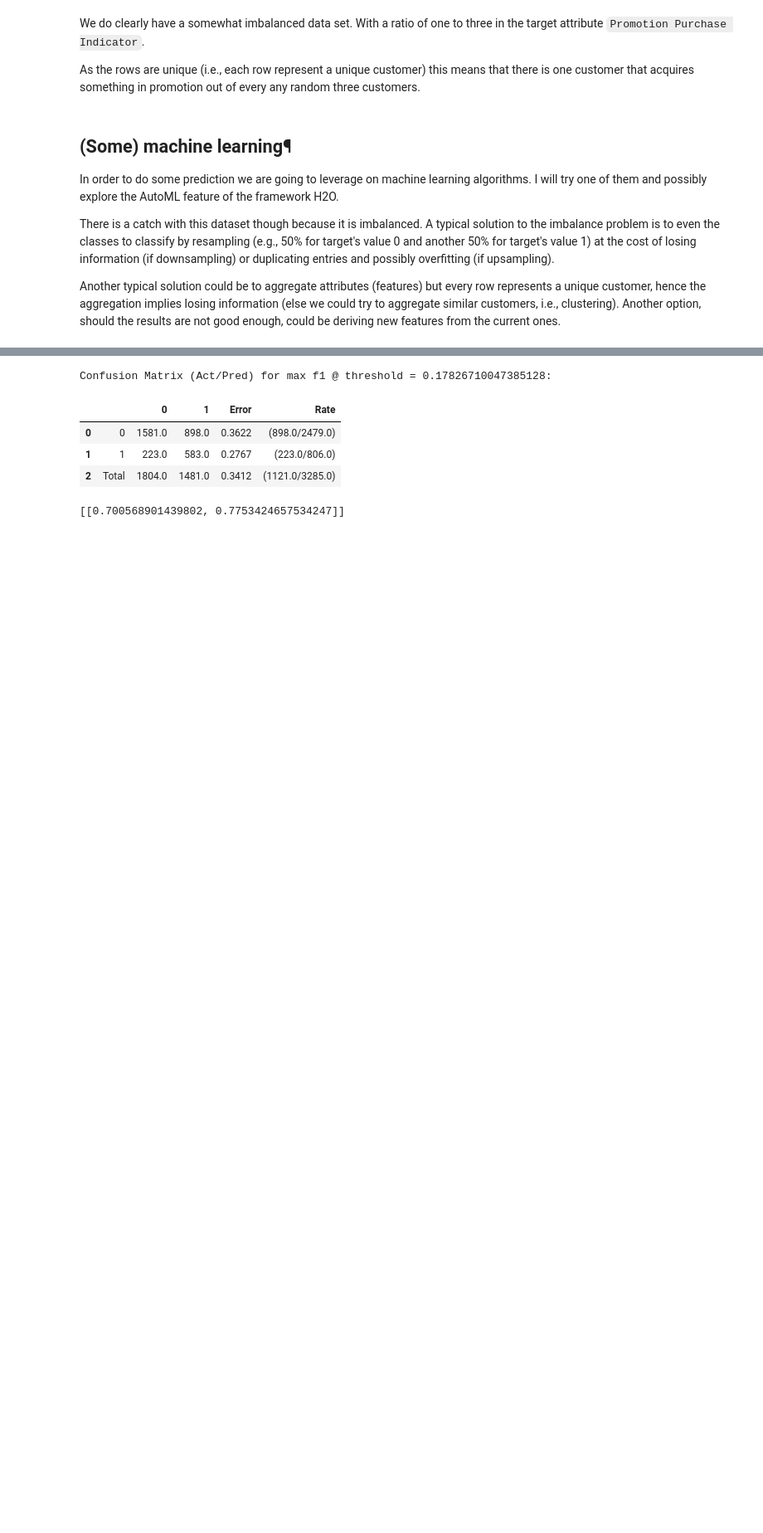
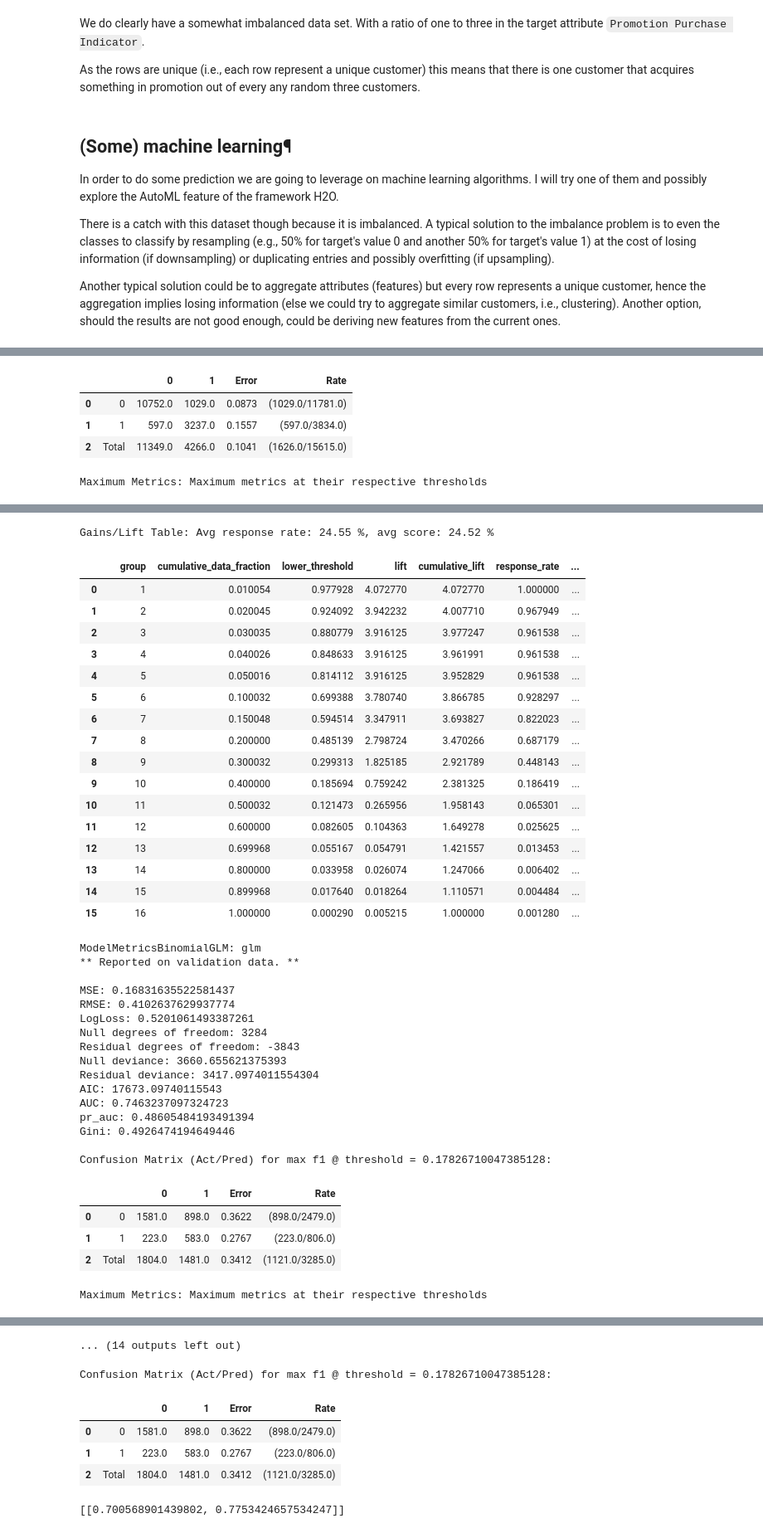
Before and after one commit to wileeam/promotion-classification, a Jupyter notebook: promotion_classification.ipynb, the cells around one changed output, grey strips where cells are left out. Shown: that part at 83% size. Drawn from its saved outputs; the diff is of its cells as text; code cells hidden in the pictures; blank space fills up the shorter version.

Commit message:
Some more output

```diff
--- a/promotion_classification.ipynb
+++ b/promotion_classification.ipynb
@@ -238,9 +231,11 @@ glm_bi_v1 = H2OGeneralizedLinearEstimator(
                     model_id='glm_v1',
                     family='binomial',
                     solver='L_BFGS',
-                    nfolds=25,
-                    lambda_=0.00001, # This value is just a guess...
+                    nfolds=20,
+                    lambda_=.00001,
+                    #alpha=.5,
                     balance_classes=True) # This does not matter much according to the official documentation.
 glm_bi_v1.train(predictors, response, training_frame=trn_h2o, validation_frame=vld_h2o)
+glm_bi_v1
 # %% [output]
 glm Model Build progress: |███████████████████████████████████████████████| 100%
@@ -246,0 +267,5 @@ glm Model Build progress: |█████████████████
+|  |  | 0 | 1 | Error | Rate |
+| 0 | 0 | 10752.0 | 1029.0 | 0.0873 | (1029.0/11781.0) |
+| 1 | 1 | 597.0 | 3237.0 | 0.1557 | (597.0/3834.0) |
+| 2 | Total | 11349.0 | 4266.0 | 0.1041 | (1626.0/15615.0) |
+Maximum Metrics: Maximum metrics at their respective thresholds
@@ -246,0 +289,39 @@ glm Model Build progress: |█████████████████
+Gains/Lift Table: Avg response rate: 24.55 %, avg score: 24.52 %
+|  |  | group | cumulative_data_fraction | lower_threshold | lift | cumulative_lift | response_rate | ... |
+| 0 |  | 1 | 0.010054 | 0.977928 | 4.072770 | 4.072770 | 1.000000 | ... |
+| 1 |  | 2 | 0.020045 | 0.924092 | 3.942232 | 4.007710 | 0.967949 | ... |
+| 2 |  | 3 | 0.030035 | 0.880779 | 3.916125 | 3.977247 | 0.961538 | ... |
+| 3 |  | 4 | 0.040026 | 0.848633 | 3.916125 | 3.961991 | 0.961538 | ... |
+| 4 |  | 5 | 0.050016 | 0.814112 | 3.916125 | 3.952829 | 0.961538 | ... |
+| 5 |  | 6 | 0.100032 | 0.699388 | 3.780740 | 3.866785 | 0.928297 | ... |
+| 6 |  | 7 | 0.150048 | 0.594514 | 3.347911 | 3.693827 | 0.822023 | ... |
+| 7 |  | 8 | 0.200000 | 0.485139 | 2.798724 | 3.470266 | 0.687179 | ... |
+| 8 |  | 9 | 0.300032 | 0.299313 | 1.825185 | 2.921789 | 0.448143 | ... |
+| 9 |  | 10 | 0.400000 | 0.185694 | 0.759242 | 2.381325 | 0.186419 | ... |
+| 10 |  | 11 | 0.500032 | 0.121473 | 0.265956 | 1.958143 | 0.065301 | ... |
+| 11 |  | 12 | 0.600000 | 0.082605 | 0.104363 | 1.649278 | 0.025625 | ... |
+| 12 |  | 13 | 0.699968 | 0.055167 | 0.054791 | 1.421557 | 0.013453 | ... |
+| 13 |  | 14 | 0.800000 | 0.033958 | 0.026074 | 1.247066 | 0.006402 | ... |
+| 14 |  | 15 | 0.899968 | 0.017640 | 0.018264 | 1.110571 | 0.004484 | ... |
+| 15 |  | 16 | 1.000000 | 0.000290 | 0.005215 | 1.000000 | 0.001280 | ... |
+ModelMetricsBinomialGLM: glm
+** Reported on validation data. **
+
+MSE: 0.16831635522581437
+RMSE: 0.4102637629937774
+LogLoss: 0.5201061493387261
+Null degrees of freedom: 3284
+Residual degrees of freedom: -3843
+Null deviance: 3660.655621375393
+Residual deviance: 3417.0974011554304
+AIC: 17673.09740115543
+AUC: 0.7463237097324723
+pr_auc: 0.48605484193491394
+Gini: 0.4926474194649446
+
+Confusion Matrix (Act/Pred) for max f1 @ threshold = 0.17826710047385128:
+|  |  | 0 | 1 | Error | Rate |
+| 0 | 0 | 1581.0 | 898.0 | 0.3622 | (898.0/2479.0) |
+| 1 | 1 | 223.0 | 583.0 | 0.2767 | (223.0/806.0) |
+| 2 | Total | 1804.0 | 1481.0 | 0.3412 | (1121.0/3285.0) |
+Maximum Metrics: Maximum metrics at their respective thresholds
@@ -247,3 +345,4 @@ glm Model Build progress: |█████████████████
+... (14 outputs left out)
 # %%
 # Show the confussion matrix
 glm_bi_v1.confusion_matrix(valid=True)
```
Also changed, not shown: parts of 13 cells of this notebook.
